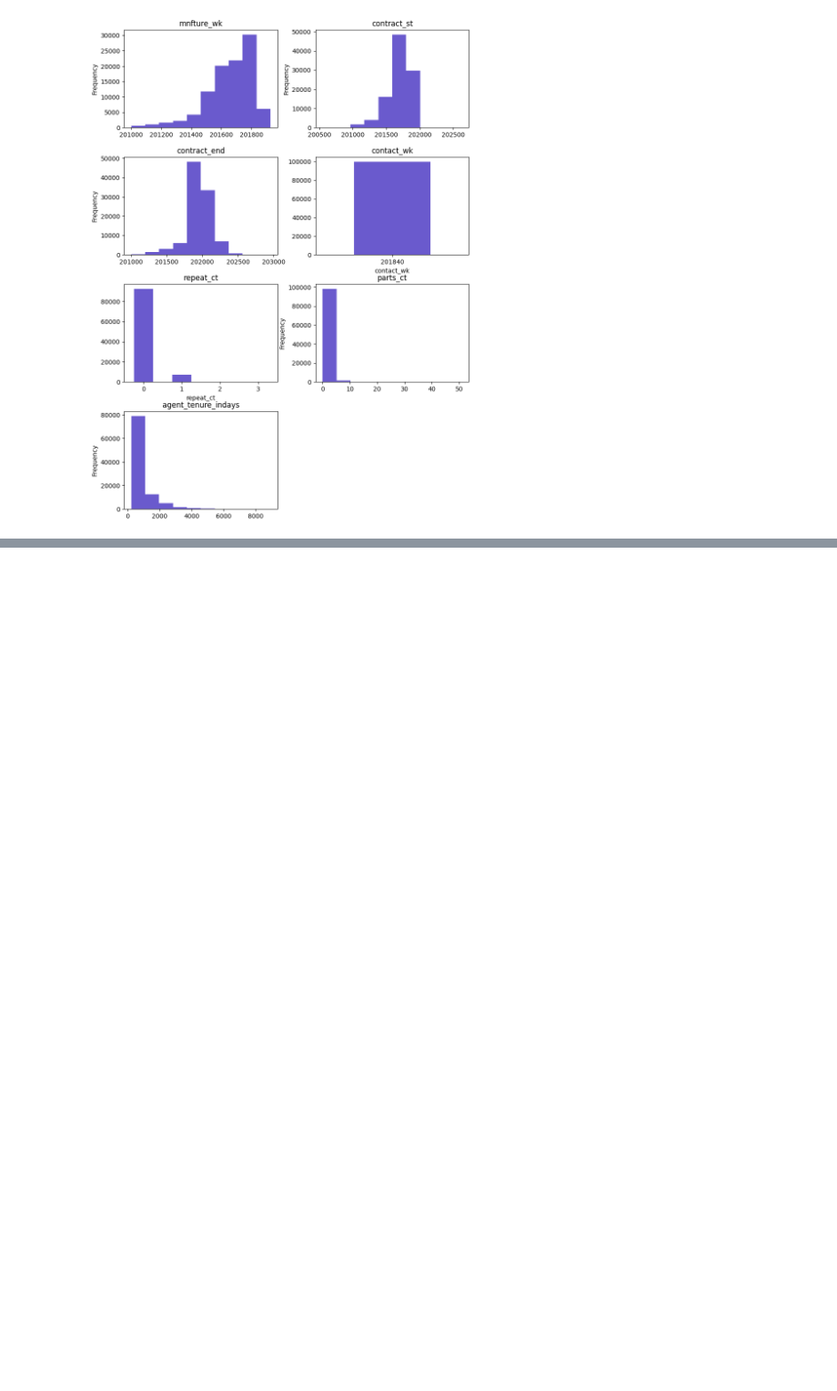
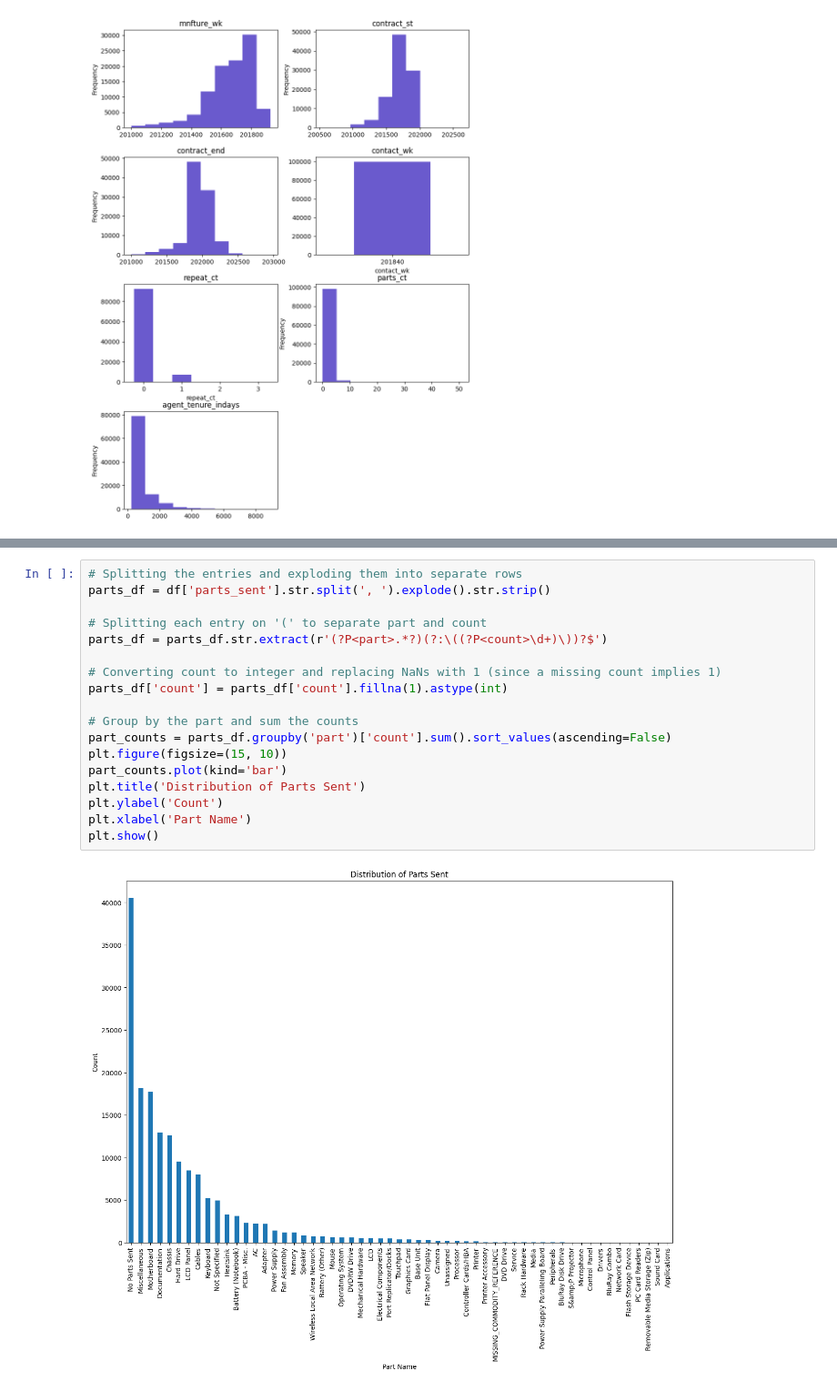
Before and after one commit to shthakur19/dell, a Jupyter notebook: dell_sol.ipynb, the cells around one changed output, grey strips where cells are left out. Shown at 91% size. Cells and saved outputs as stored; diff of their text form; blank space fills up the shorter version.

```diff
--- a/dell_sol.ipynb
+++ b/dell_sol.ipynb
@@ -477,0 +479,20 @@ for col in categorical_cols:
+# %%
+# Splitting the entries and exploding them into separate rows
+parts_df = df['parts_sent'].str.split(', ').explode().str.strip()
+
+# Splitting each entry on '(' to separate part and count
+parts_df = parts_df.str.extract(r'(?P<part>.*?)(?:\((?P<count>\d+)\))?$')
+
+# Converting count to integer and replacing NaNs with 1 (since a missing count implies 1)
+parts_df['count'] = parts_df['count'].fillna(1).astype(int)
+
+# Group by the part and sum the counts
+part_counts = parts_df.groupby('part')['count'].sum().sort_values(ascending=False)
+plt.figure(figsize=(15, 10))
+part_counts.plot(kind='bar')
+plt.title('Distribution of Parts Sent')
+plt.ylabel('Count')
+plt.xlabel('Part Name')
+plt.show()
+# %% [output]
+[figure, added]
```
Also changed, not shown: parts of 14 cells of this notebook, 1 other file.
